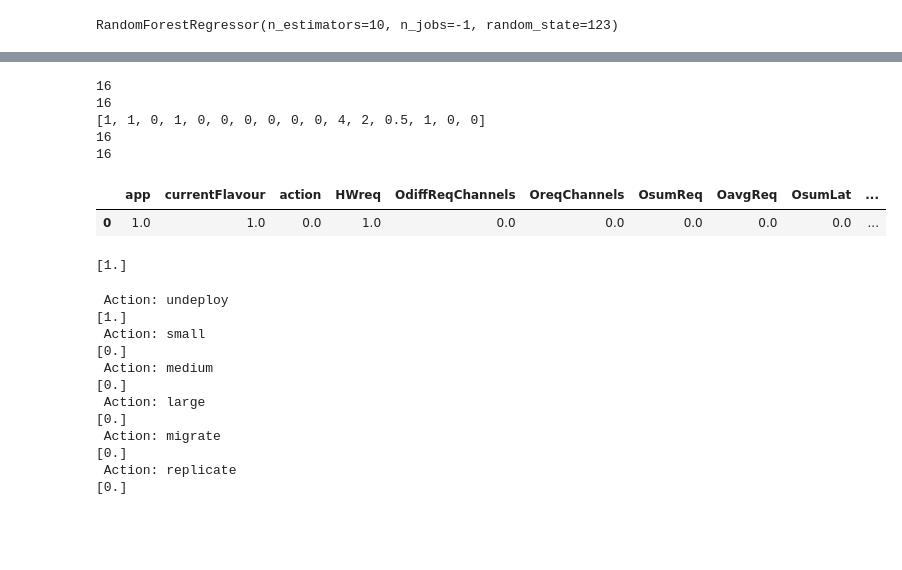
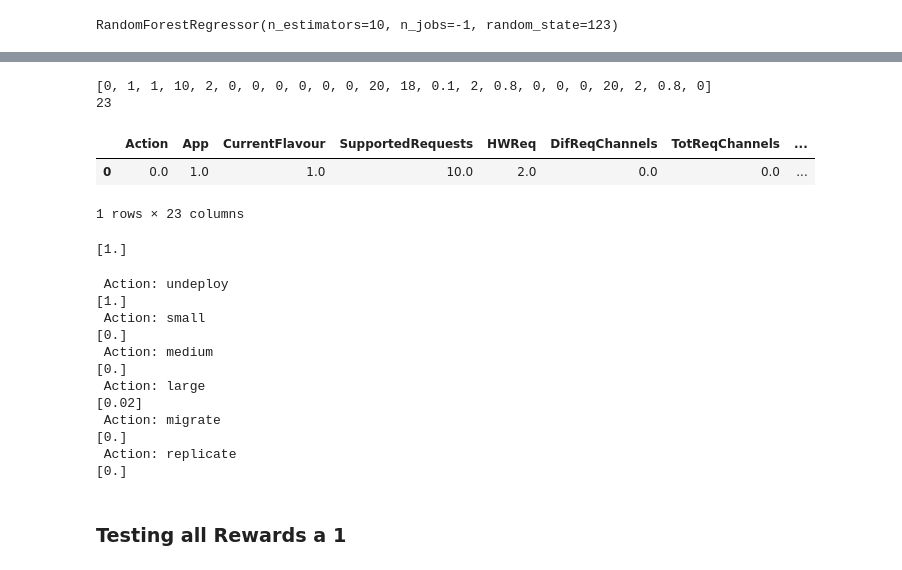
Before and after one commit to acsicuib/Bowser, a Jupyter notebook: notebooks/DeepMario_RF_withSimulationSamples.ipynb, the cells around one changed output, grey strips where cells are left out. Drawn from its saved outputs; the diff is of its cells as text; code cells hidden in the pictures; blank space fills up the shorter version.

```diff
--- a/notebooks/DeepMario_RF_withSimulationSamples.ipynb
+++ b/notebooks/DeepMario_RF_withSimulationSamples.ipynb
@@ -48,6 +51,5 @@ Name: 0, dtype: object
 #dummies
 actions_labels = ["undeploy","small","medium","large","migrate","replicate"]
 actions = np.arange(len(actions_labels)) #dummies
-print(actions)
-df["action"] = df["action"].map(lambda x:actions_labels.index(x))
-df["currentFlavour"] = df["currentFlavour"].map(lambda x:actions_labels.index(x))
+df["Action"] = df["Action"].map(lambda x:actions_labels.index(x))
+df["CurrentFlavour"] = df["CurrentFlavour"].map(lambda x:actions_labels.index(x))
@@ -66,2 +66,2 @@ df.head()
 # %%
-df = df.drop(columns="sim")
+df = df.drop(columns="Sim") # debug columns
@@ -68,2 +72,5 @@ df = df.drop(columns="sim")
 # %%
-df = df.loc[:,list(df.columns[0:16])+["fit"]]
+# Our state is based on a set of columns
+# We can remove columns with NEXT* name
+state_cols = [x for x in df.columns if "Next" not in x]
+print(state_cols)
@@ -69,0 +79,3 @@ df = df.loc[:,list(df.columns[0:16])+["fit"]]
+# %%
+df = df.loc[:,state_cols]
+df.head()
@@ -187,29 +207,26 @@ Index(['app', 'currentFlavour', 'action', 'HWreq', 'OdiffReqChannels',
 # %%
 actions_labels = ["undeploy","small","medium","large","migrate","replicate"]
-sampleO = [1,actions_labels.index("small"),actions_labels.index("undeploy"),1,
-           3,3,10,10,3,3,4,2,0.5,1,0.09,0]
-print(len(sampleO))
-sampleO = [1,actions_labels.index("small"),actions_labels.index("undeploy"),1,
-           0,0, 0, 0,0,0,4,2,0.5,1,0,0]
-print(len(sampleO))
-#sampleF = [0,0,0,0,0,0,0,0,4,0,1,0.9,0]
-#fact = sampleO+sampleF
+
+sampleO = [actions_labels.index("undeploy"),1,actions_labels.index("small"),
+           10,2, #SupRequest, HWReq
+           0,0,0,0,0,0, #6 a zero REQUESTS
+           20,18,0.1,2,0.8,0, # Node data
+           0,0,20,2,0.8,0
+          ]
+
 fact = sampleO
 print(fact)
 print(len(fact))
 col = df.columns[:-1]
-print(len(col))
 dftest = pd.DataFrame(columns=list(col))
 dftest.loc[0]=fact
 dftest.head()
 # %% [output]
-16
-16
-[1, 1, 0, 1, 0, 0, 0, 0, 0, 0, 4, 2, 0.5, 1, 0, 0]
-16
-16
+[0, 1, 1, 10, 2, 0, 0, 0, 0, 0, 0, 20, 18, 0.1, 2, 0.8, 0, 0, 0, 20, 2, 0.8, 0]
+23
-|  | app | currentFlavour | action | HWreq | OdiffReqChannels | OreqChannels | OsumReq | OavgReq | OsumLat | ... |
-| 0 | 1.0 | 1.0 | 0.0 | 1.0 | 0.0 | 0.0 | 0.0 | 0.0 | 0.0 | ... |
+|  | Action | App | CurrentFlavour | SupportedRequests | HWReq | DifReqChannels | TotReqChannels | ... |
+| 0 | 0.0 | 1.0 | 1.0 | 10.0 | 2.0 | 0.0 | 0.0 | ... |
+1 rows × 23 columns
 # %%
 forecasting = model.predict(X = dftest)
 print(forecasting)
@@ -220,8 +237,12 @@ print(forecasting)
 actions_labels = ["undeploy","small","medium","large","migrate","replicate"]
 for i in range(len(actions_labels)):
     print(" Action: %s"%actions_labels[i])
-    sampleO = [1,actions_labels.index("small"),i,1,
-           0,0,0,0,0,0,4,2,0.5,1,0,0]
+    sampleO = [i,1,actions_labels.index("small"),
+               10,2, #SupRequest, HWReq
+               0,0,0,0,0,0, #6 a zero REQUESTS
+               20,18,0.1,2,0.8,0, # Node data
+               0,0,20,2,0.8,0
+              ]
     fact = sampleO
     col = df.columns[:-1]
     dftest = pd.DataFrame(columns=list(col))
@@ -236,9 +257,11 @@ for i in range(len(actions_labels)):
  Action: medium
 [0.]
  Action: large
-[0.]
+[0.02]
  Action: migrate
 [0.]
  Action: replicate
 [0.]
+# %% [markdown]
+### Testing all Rewards a 1
 # %%
```
Also changed, not shown: parts of 21 cells of this notebook, 2 other files.
